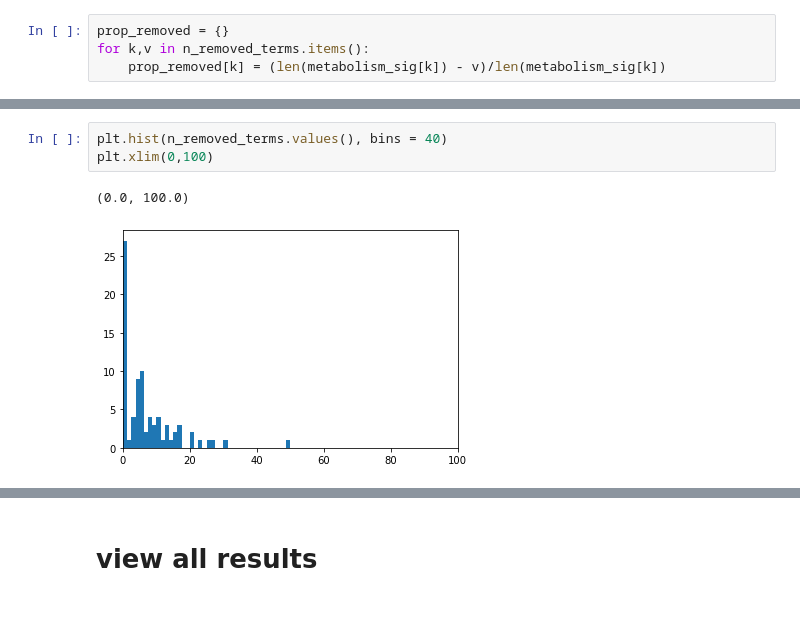
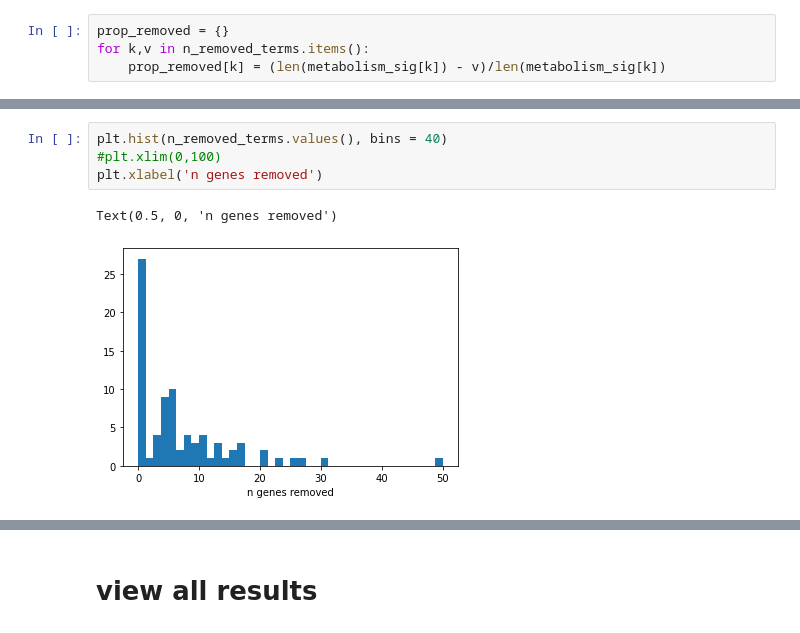
Before and after one commit to z2e2/metabolic_analysis, a Jupyter notebook: metabolism_enrichment_cd8_atlas_compass_reactions.ipynb, the cells around one changed output, grey strips where cells are left out. Cells and saved outputs as stored; diff of their text form.

```diff
--- a/metabolism_enrichment_cd8_atlas_compass_reactions.ipynb
+++ b/metabolism_enrichment_cd8_atlas_compass_reactions.ipynb
@@ -193,6 +200,7 @@ plt.hist(prop_removed.values())
 # %%
 plt.hist(n_removed_terms.values(), bins = 40)
-plt.xlim(0,100)
+#plt.xlim(0,100)
+plt.xlabel('n genes removed')
 # %% [output]
-(0.0, 100.0)
+Text(0.5, 0, 'n genes removed')
-[figure, old version]
+[figure, new version]
```
Also changed, not shown: parts of 17 cells of this notebook, 5 other files.
